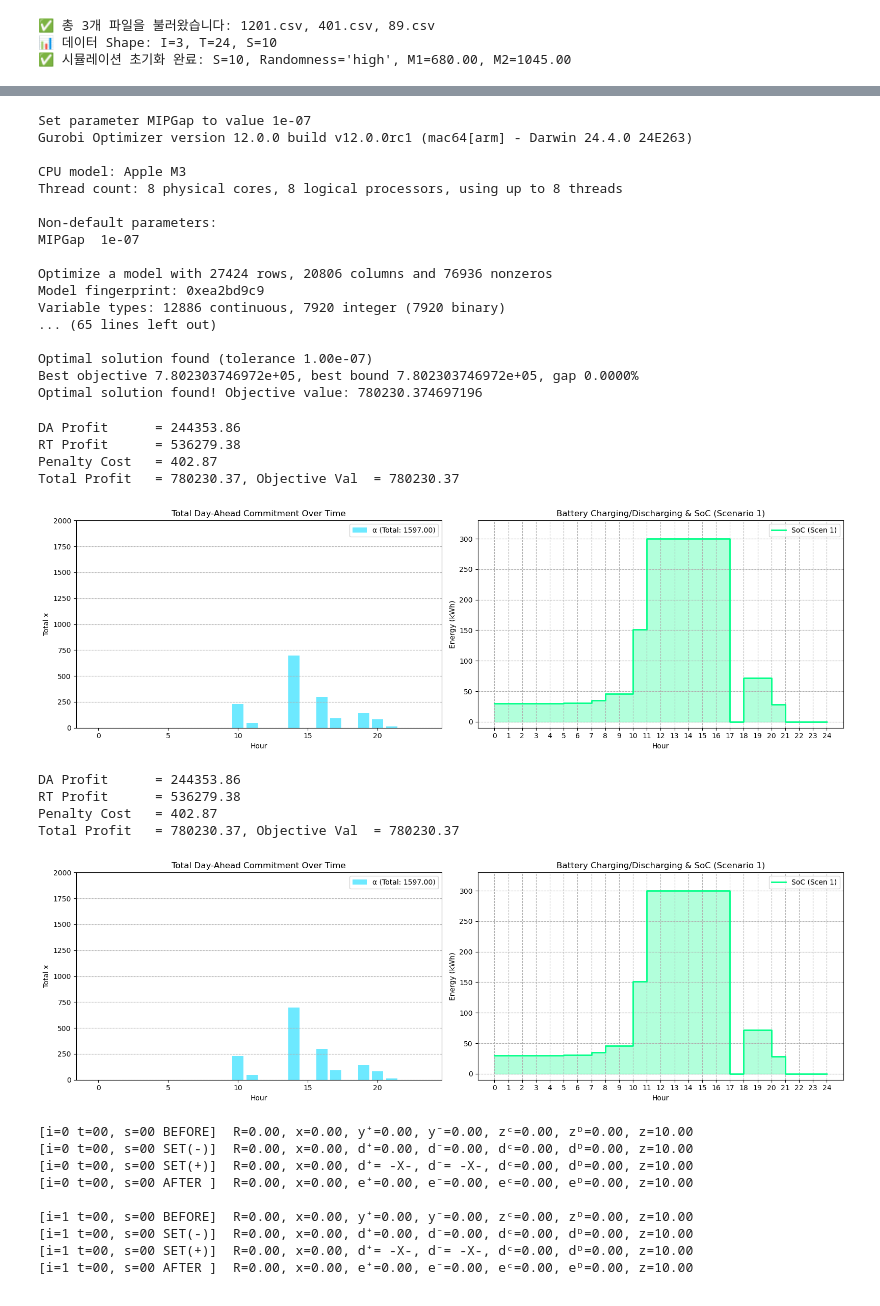
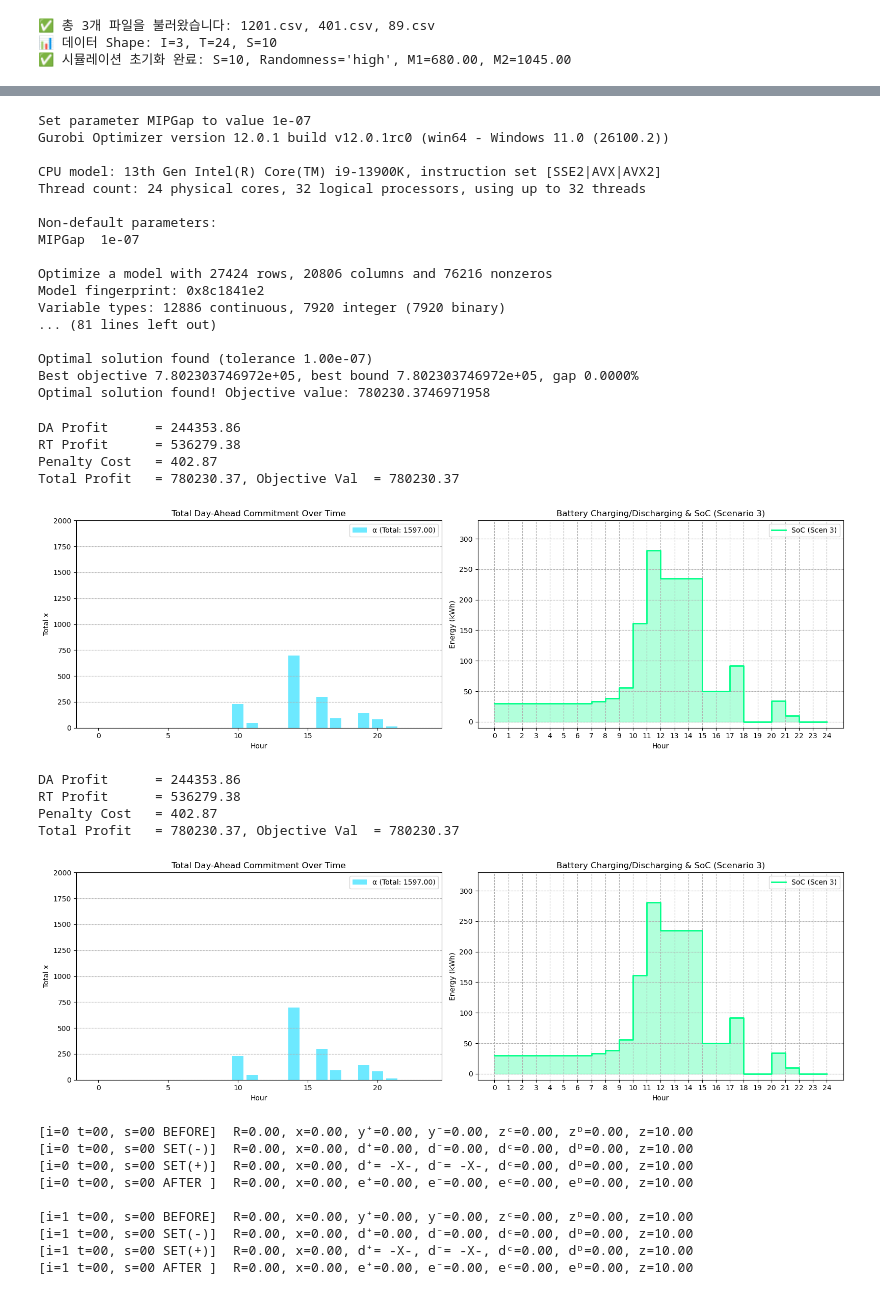
Before and after one commit to syeoyo/der, a Jupyter notebook: sder_set.ipynb, the cells around one changed output, grey strips where cells are left out. Cells and saved outputs as stored; diff of their text form; code cells hidden in the pictures.

```diff
--- a/sder_set.ipynb
+++ b/sder_set.ipynb
@@ -75,5 +77,4 @@ Optimal solution found! Objective value: 780230.374697196
 # %%
-
 set = gp.Model("set")
 set.setParam("MIPGap", 1e-7)
 
@@ -188,17 +189,29 @@ for t, s in product(range(T), range(S)):
 for s in range(S):
     set.addConstr(g[0, s] == sum(K0))
 
-# ------logical sense..---------
+# ------logical sense---------
+
+for i, t, s in product(range(I), range(T), range(S)):
+
+    # if d+ - Σy- ≥ K - z,
+    set.addConstr((dyp[i, t, s] - gp.quicksum(ym[i, t, s] for i in range(I))) - (K[i] - z[i, t, s])
+                  <= M1 * (1 - q6[i, t, s]) - eps)
+
+    # then ec ≥ K - z
+    set.addConstr((K[i] - z[i, t, s]) - (ec[i, t, s])
+                  <= M1 * q6[i, t, s])
+
+    # if d+ - Σy- ≤ K - z,
+    set.addConstr((K[i] - z[i, t, s]) - (dyp[i, t, s] - gp.quicksum(ym[i, t, s] for i in range(I)))
+                  <= M1 * (1 - q7[i, t, s]) - eps)
+
+    # then ec ≥ d+ - Σy-
+    set.addConstr((dyp[i, t, s] + zc[i, t, s] - gp.quicksum(ym[i, t, s] for i in range(I))) - (ec[i, t, s])
+                  <= M1 * q7[i, t, s])
 
 for t, s in product(range(T), range(S)):
     set.addConstr(gp.quicksum(dzc_p[i, t, s] for i in range(I)) <= gp.quicksum(ym[i, t, s] for i in range(I)))
-
-for i, t, s in product(range(I), range(T), range(S)):
-    set.addConstr((K[i] - z[i, t, s] - zc[i, t, s]) - (dyp[i, t, s] - gp.quicksum(ym[i, t, s] for i in range(I))) <= M1 * (1 - q6[i, t, s]) - eps)
-    set.addConstr(dyp[i, t, s] - gp.quicksum(ym[i, t, s] for i in range(I)) - ec[i, t, s]<= M1 * q6[i, t, s])
-    set.addConstr((dyp[i, t, s] - gp.quicksum(ym[i, t, s] for i in range(I))) - (K[i] - z[i, t, s]) <= M1 * (1 - q7[i, t, s]) - eps)
-    ##set.addConstr((K[i] - z[i, t, s]) - (dzc_m[i, t, s]+zc[i, t, s]) <= M1 * q7[i, t, s])
-
+    # set.addConstr(gp.quicksum(ym[i, t, s] for i in range(I)) - sum(dyp[i, t, s] for i in range(I)) - sum(dzc_p[i, t, s] for i in range(I)) >= gp.quicksum(dzd_m[i, t, s] for i in range(I)))
 
 set.optimize()
 
@@ -208,22 +221,22 @@ else:
     print("No optimal solution found.")
 # %% [output]
 Set parameter MIPGap to value 1e-07
-Gurobi Optimizer version 12.0.0 build v12.0.0rc1 (mac64[arm] - Darwin 24.4.0 24E263)
+Gurobi Optimizer version 12.0.1 build v12.0.1rc0 (win64 - Windows 11.0 (26100.2))
 
-CPU model: Apple M3
-Thread count: 8 physical cores, 8 logical processors, using up to 8 threads
+CPU model: 13th Gen Intel(R) Core(TM) i9-13900K, instruction set [SSE2|AVX|AVX2]
+Thread count: 24 physical cores, 32 logical processors, using up to 32 threads
 
 Non-default parameters:
 MIPGap  1e-07
 
-Optimize a model with 27424 rows, 20806 columns and 76936 nonzeros
-Model fingerprint: 0xea2bd9c9
+Optimize a model with 27424 rows, 20806 columns and 76216 nonzeros
+Model fingerprint: 0x8c1841e2
 Variable types: 12886 continuous, 7920 integer (7920 binary)
-... (65 lines left out)
+... (81 lines left out)
 
 Optimal solution found (tolerance 1.00e-07)
 Best objective 7.802303746972e+05, best bound 7.802303746972e+05, gap 0.0000%
-Optimal solution found! Objective value: 780230.374697196
+Optimal solution found! Objective value: 780230.3746971958
 # %%
 a_vals = np.array(
     [set.getVarByName(f"alpha[{t}]").X for t in range(T)]
@@ -391,19 +404,19 @@ dzd_m_vals = np.array(
     ]
 )
 # %%
-plot_summary(agg, K, P_DA, P_RT, P_PN, agg_a_vals, agg_bp_vals, agg_bm_vals, agg_g_vals, s=1)
-plot_summary(set, K, P_DA, P_RT, P_PN, a_vals, bp_vals, bm_vals, g_vals, s=1)
+plot_summary(agg, K, P_DA, P_RT, P_PN, agg_a_vals, agg_bp_vals, agg_bm_vals, agg_g_vals, s=3)
+plot_summary(set, K, P_DA, P_RT, P_PN, a_vals, bp_vals, bm_vals, g_vals, s=3)
 # %% [output]
 DA Profit      = 244353.86
 RT Profit      = 536279.38
 Penalty Cost   = 402.87
 Total Profit   = 780230.37, Objective Val  = 780230.37
-[figure, old version]
+[figure, new version]
 DA Profit      = 244353.86
 RT Profit      = 536279.38
 Penalty Cost   = 402.87
 Total Profit   = 780230.37, Objective Val  = 780230.37
-[figure, old version]
+[figure, new version]
 # %%
 for s, t, i in product(range(S), range(T), range(I)):
     print(f"[i={i} t={t:02}, s={s:02} BEFORE]  "
```
Also changed, not shown: parts of 6 cells of this notebook, 4 other files.
